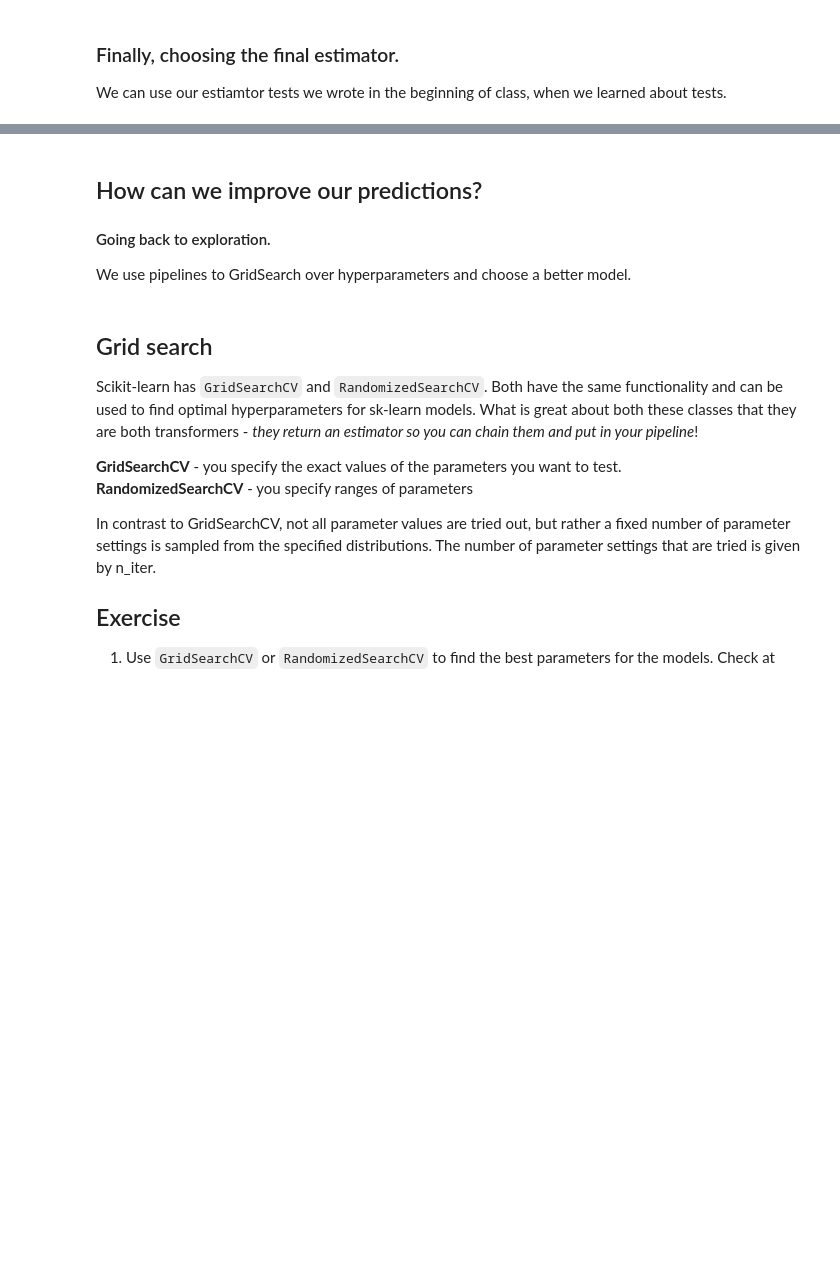
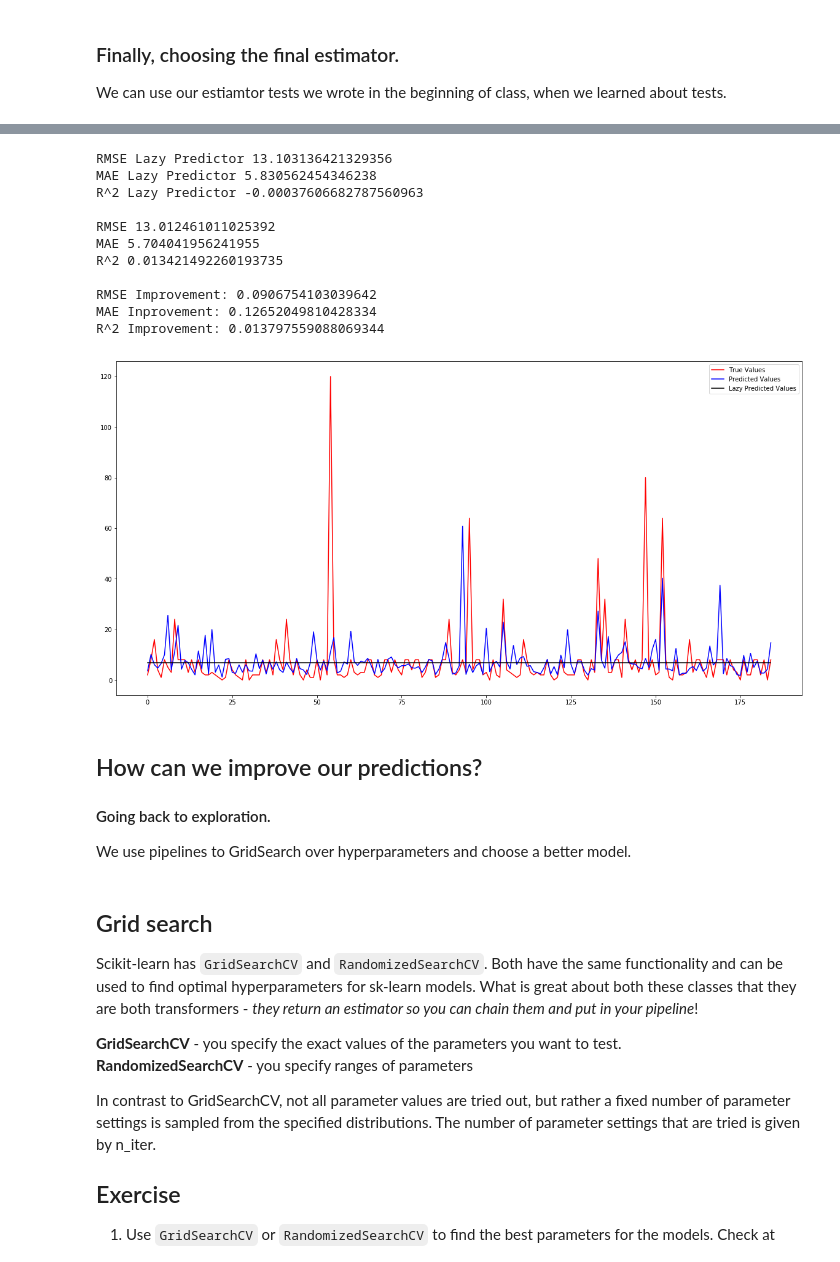
Before and after one commit to rachelkberryman/DSR_Model_Pipelines_Course, a Jupyter notebook: 1.3 Pipelines .ipynb, the cells around one changed output, grey strips where cells are left out. Cells and saved outputs as stored; diff of their text form; code cells hidden in the pictures; blank space fills up the shorter version.

```diff
--- a/1.3 Pipelines .ipynb
+++ b/1.3 Pipelines .ipynb
@@ -530,3 +579,18 @@ plt.show()
+# %%
+predictions_test = compare_predictions(x_test, y_test, finalpipeline, mean_absenteeism_time)
+# %% [output]
+RMSE Lazy Predictor 13.103136421329356
+MAE Lazy Predictor 5.830562454346238
+R^2 Lazy Predictor -0.00037606682787560963
+
+RMSE 13.012461011025392
+MAE 5.704041956241955
+R^2 0.013421492260193735
+
+RMSE Improvement: 0.0906754103039642
+MAE Inprovement: 0.12652049810428334
+R^2 Improvement: 0.013797559088069344
+[figure, added]
 # %% [markdown]
 ## How can we improve our predictions?
 #### Going back to exploration.
```
Also changed, not shown: parts of 33 cells of this notebook.
